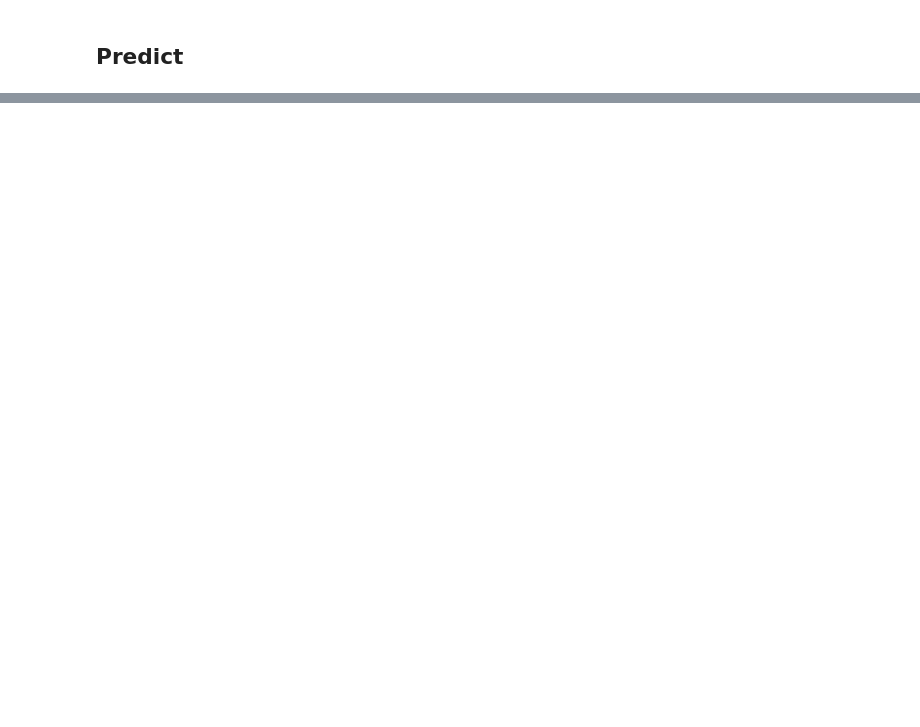
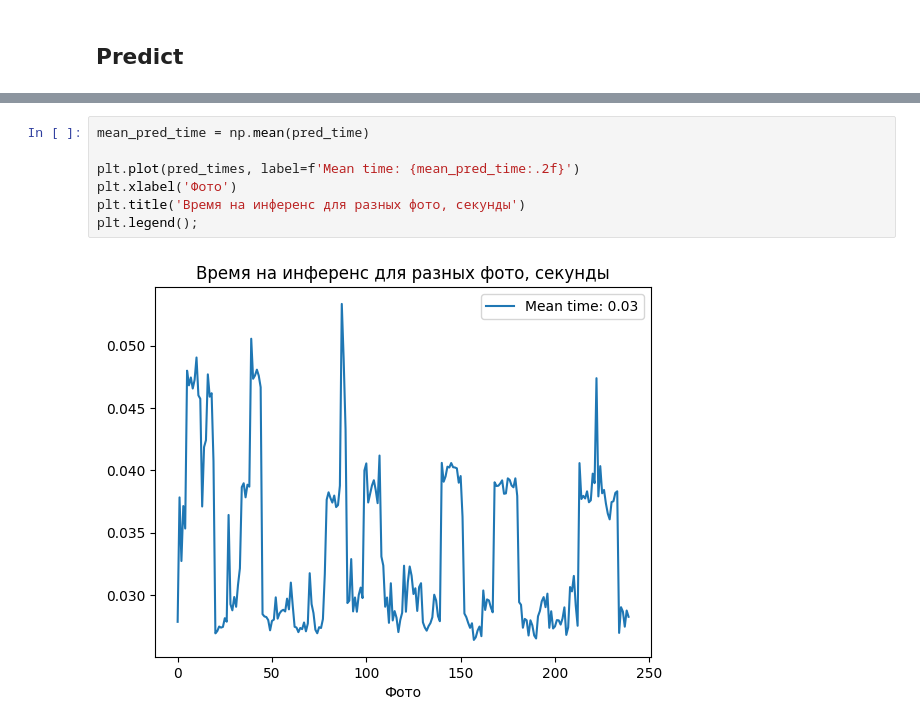
Before and after one commit to AndBoyS/hse-ml-nis, a Jupyter notebook: notebooks/Experiments.ipynb, the cells around one changed output, grey strips where cells are left out. Saved outputs shown, nothing was run; the diff lists cells and outputs as text; blank space fills up the shorter version.

```diff
--- a/notebooks/Experiments.ipynb
+++ b/notebooks/Experiments.ipynb
@@ -160,0 +143,9 @@ Clipping input data to the valid range for imshow with RGB data ([0..1] for floa
+# %%
+mean_pred_time = np.mean(pred_time)
+
+plt.plot(pred_times, label=f'Mean time: {mean_pred_time:.2f}')
+plt.xlabel('Фото')
+plt.title('Время на инференс для разных фото, секунды')
+plt.legend();
+# %% [output]
+[figure, added]
```
Also changed, not shown: parts of 11 cells of this notebook, 4 other files.
